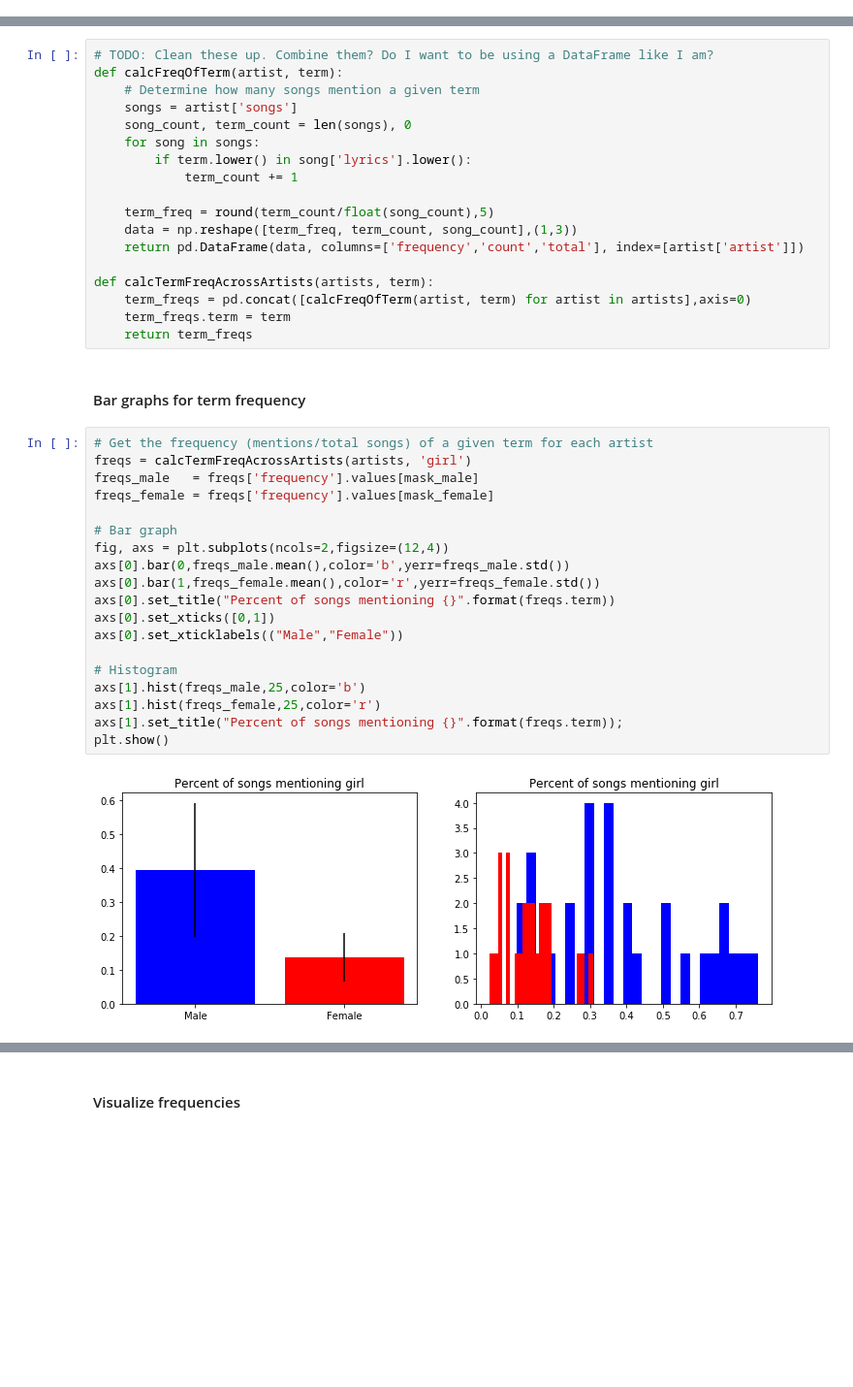
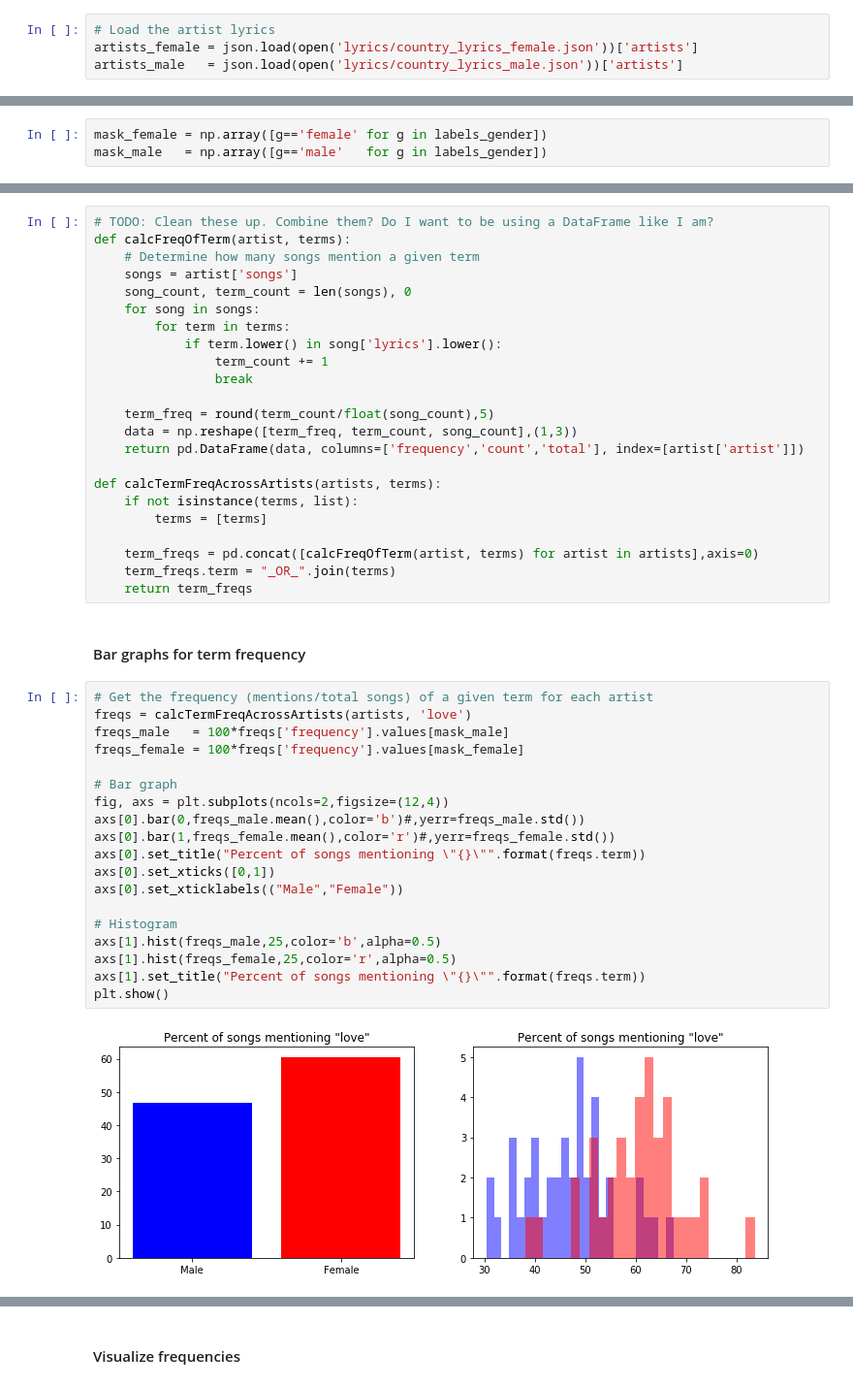
Before and after one commit to johnwmillr/trucks-and-beer, a Jupyter notebook: countryArtists.ipynb, the cells around one changed output, grey strips where cells are left out. Shown: that part at 97% size. Cells and saved outputs as stored; diff of their text form; blank space fills up the shorter version.

```diff
--- a/countryArtists.ipynb
+++ b/countryArtists.ipynb
@@ -179,3 +14,7 @@ with open('artist_lyrics.json', 'w') as outfile:
 # %% [markdown]
 ## Load and format the lyrics JSON object
+# %%
+# Load the artist lyrics
+artists_female = json.load(open('lyrics/country_lyrics_female.json'))['artists']
+artists_male   = json.load(open('lyrics/country_lyrics_male.json'))['artists']
 # %%
@@ -271,43 +57,51 @@ genders = classifier.classify_many(gender_features(name) for name in first_names
+# %%
+mask_female = np.array([g=='female' for g in labels_gender])
+mask_male   = np.array([g=='male'   for g in labels_gender])
 # %% [markdown]
 ### How often does each artist mention a given term?
 # %%
 # TODO: Clean these up. Combine them? Do I want to be using a DataFrame like I am?
-def calcFreqOfTerm(artist, term):
+def calcFreqOfTerm(artist, terms):
     # Determine how many songs mention a given term
     songs = artist['songs']
     song_count, term_count = len(songs), 0
     for song in songs:
-        if term.lower() in song['lyrics'].lower():
-            term_count += 1
+        for term in terms:
+            if term.lower() in song['lyrics'].lower():
+                term_count += 1
+                break
 
     term_freq = round(term_count/float(song_count),5)
     data = np.reshape([term_freq, term_count, song_count],(1,3))
     return pd.DataFrame(data, columns=['frequency','count','total'], index=[artist['artist']])
 
-def calcTermFreqAcrossArtists(artists, term):
-    term_freqs = pd.concat([calcFreqOfTerm(artist, term) for artist in artists],axis=0)
-    term_freqs.term = term
+def calcTermFreqAcrossArtists(artists, terms):
+    if not isinstance(terms, list):
+        terms = [terms]
+
+    term_freqs = pd.concat([calcFreqOfTerm(artist, terms) for artist in artists],axis=0)
+    term_freqs.term = "_OR_".join(terms)
     return term_freqs
 # %% [markdown]
 #### Bar graphs for term frequency
 # %%
 # Get the frequency (mentions/total songs) of a given term for each artist
-freqs = calcTermFreqAcrossArtists(artists, 'girl')
-freqs_male   = freqs['frequency'].values[mask_male]
-freqs_female = freqs['frequency'].values[mask_female]
+freqs = calcTermFreqAcrossArtists(artists, 'love')
+freqs_male   = 100*freqs['frequency'].values[mask_male]
+freqs_female = 100*freqs['frequency'].values[mask_female]
 
 # Bar graph
 fig, axs = plt.subplots(ncols=2,figsize=(12,4))
-axs[0].bar(0,freqs_male.mean(),color='b',yerr=freqs_male.std())
-axs[0].bar(1,freqs_female.mean(),color='r',yerr=freqs_female.std())
-axs[0].set_title("Percent of songs mentioning {}".format(freqs.term))
+axs[0].bar(0,freqs_male.mean(),color='b')#,yerr=freqs_male.std())
+axs[0].bar(1,freqs_female.mean(),color='r')#,yerr=freqs_female.std())
+axs[0].set_title("Percent of songs mentioning \"{}\"".format(freqs.term))
 axs[0].set_xticks([0,1])
 axs[0].set_xticklabels(("Male","Female"))
 
 # Histogram
-axs[1].hist(freqs_male,25,color='b')
-axs[1].hist(freqs_female,25,color='r')
-axs[1].set_title("Percent of songs mentioning {}".format(freqs.term));
+axs[1].hist(freqs_male,25,color='b',alpha=0.5)
+axs[1].hist(freqs_female,25,color='r',alpha=0.5)
+axs[1].set_title("Percent of songs mentioning \"{}\"".format(freqs.term))
 plt.show()
 # %% [output]
-[figure, old version]
+[figure, new version]
```
Also changed, not shown: parts of 33 cells of this notebook, 2 other files.
